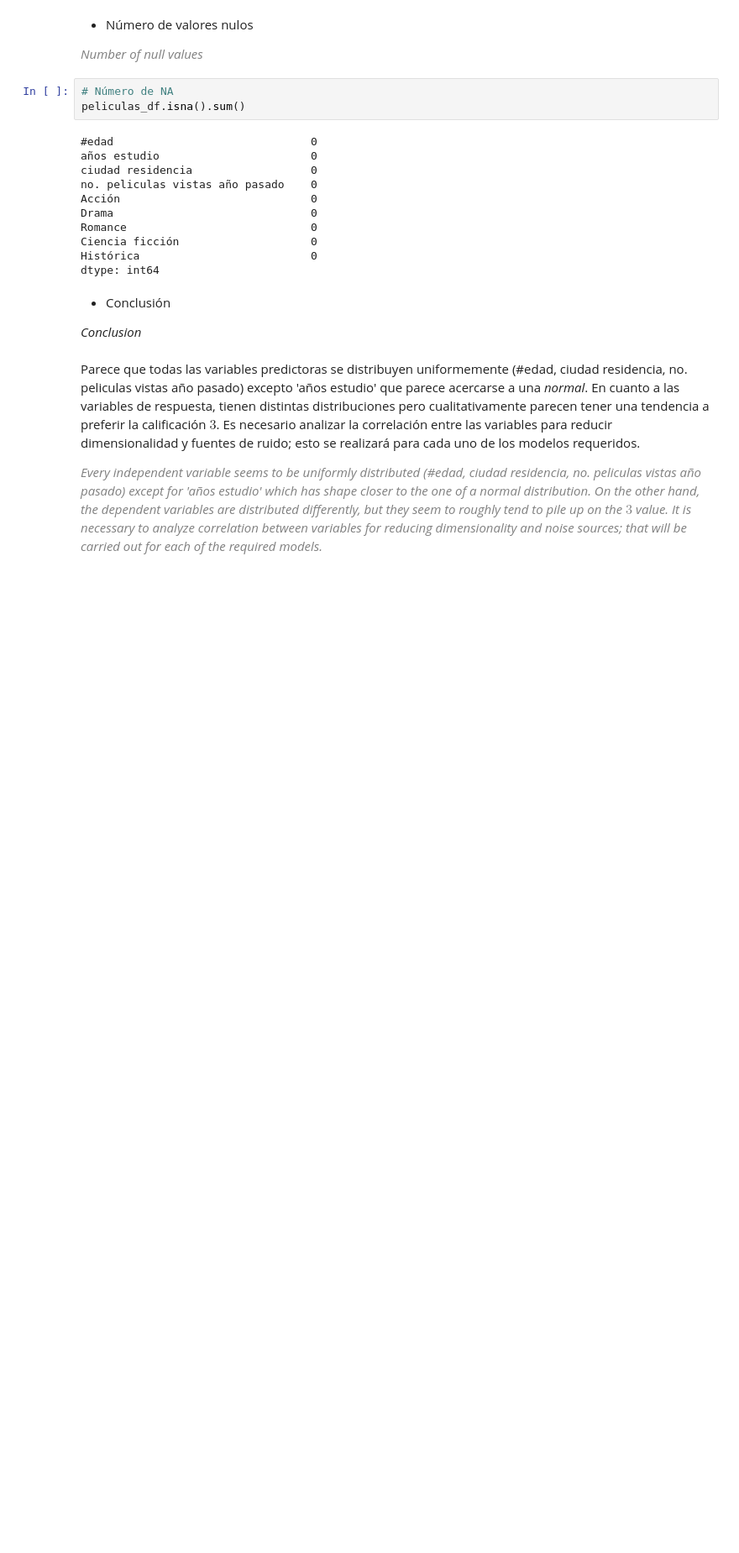
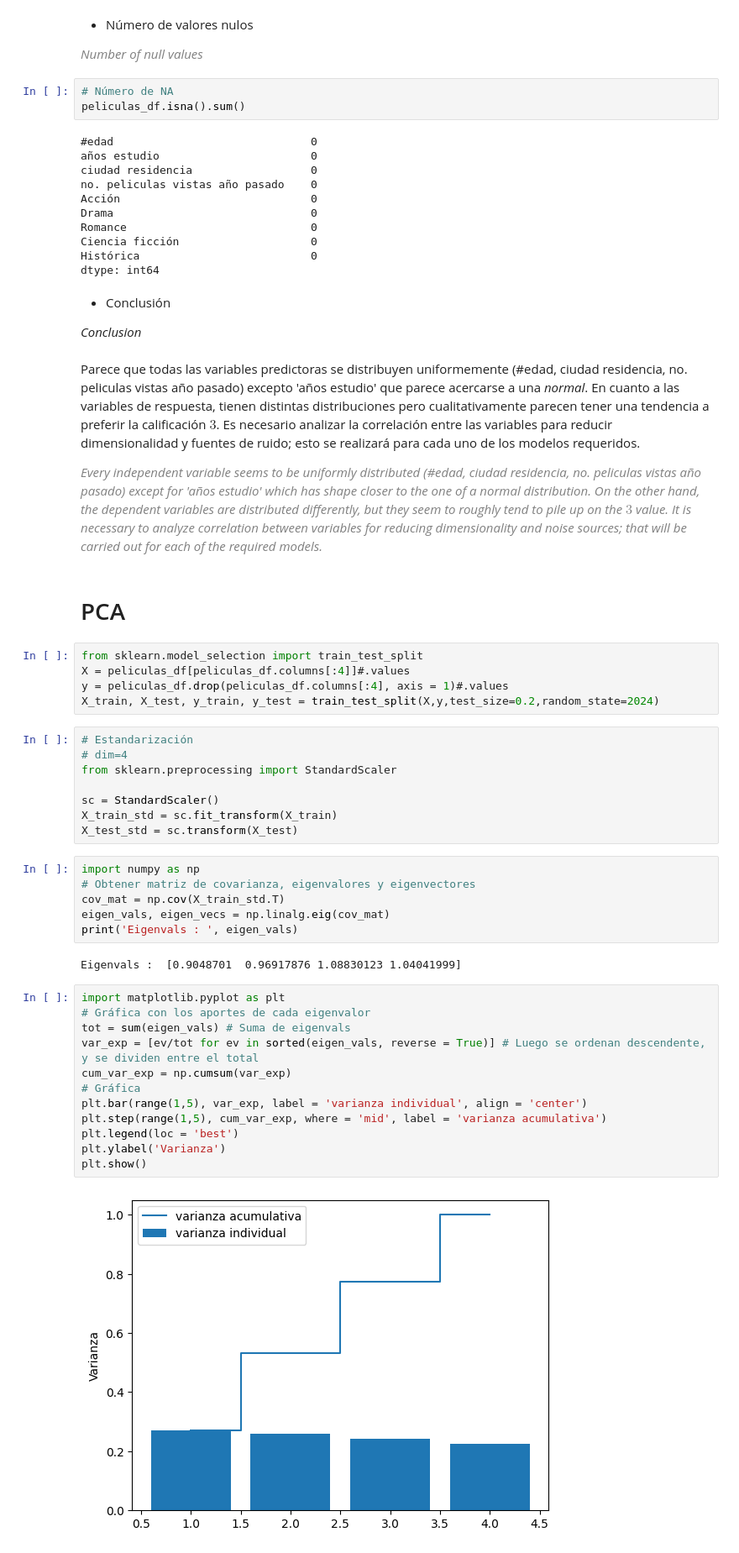
Before and after one commit to JafetMoon/dia-mod2-recommendation_agent, a Jupyter notebook: main_analysis.ipynb, the cells around one changed output. Shown at 84% size. Cells and saved outputs as stored; diff of their text form; blank space fills up the shorter version.

Commit message:
PCA analysis
- Check whether our models can be improved by considering the remaining independent variables.
- PCA are evaluated to check variance on each variable.

```diff
--- a/main_analysis.ipynb
+++ b/main_analysis.ipynb
@@ -68,3 +82,40 @@ Parece que todas las variables predictoras se distribuyen uniformemente (#edad,
 
 
 <font color='gray'>*Every independent variable seems to be uniformly distributed (#edad, ciudad residencia, no. peliculas vistas año pasado) except for 'años estudio' which has shape closer to the one of a normal distribution. On the other hand, the dependent variables are distributed differently, but they seem to roughly tend to pile up on the $3$ value. It is necessary to analyze correlation between variables for reducing dimensionality and noise sources; that will be carried out for each of the required models.*</font>
+# %% [markdown]
+# PCA
+# %%
+from sklearn.model_selection import train_test_split
+X = peliculas_df[peliculas_df.columns[:4]]#.values
+y = peliculas_df.drop(peliculas_df.columns[:4], axis = 1)#.values
+X_train, X_test, y_train, y_test = train_test_split(X,y,test_size=0.2,random_state=2024)
+# %%
+# Estandarización
+# dim=4
+from sklearn.preprocessing import StandardScaler
+
+sc = StandardScaler()
+X_train_std = sc.fit_transform(X_train)
+X_test_std = sc.transform(X_test)
+# %%
+import numpy as np
+# Obtener matriz de covarianza, eigenvalores y eigenvectores
+cov_mat = np.cov(X_train_std.T)
+eigen_vals, eigen_vecs = np.linalg.eig(cov_mat)
+print('Eigenvals : ', eigen_vals)
+# %% [output]
+Eigenvals :  [0.9048701  0.96917876 1.08830123 1.04041999]
+# %%
+import matplotlib.pyplot as plt
+# Gráfica con los aportes de cada eigenvalor
+tot = sum(eigen_vals) # Suma de eigenvals
+var_exp = [ev/tot for ev in sorted(eigen_vals, reverse = True)] # Luego se ordenan descendente, y se dividen entre el total
+cum_var_exp = np.cumsum(var_exp)
+# Gráfica
+plt.bar(range(1,5), var_exp, label = 'varianza individual', align = 'center')
+plt.step(range(1,5), cum_var_exp, where = 'mid', label = 'varianza acumulativa')
+plt.legend(loc = 'best')
+plt.ylabel('Varianza')
+plt.show()
+# %% [output]
+[figure, added]
```
Also changed, not shown: parts of 2 cells of this notebook, 1 other file.
